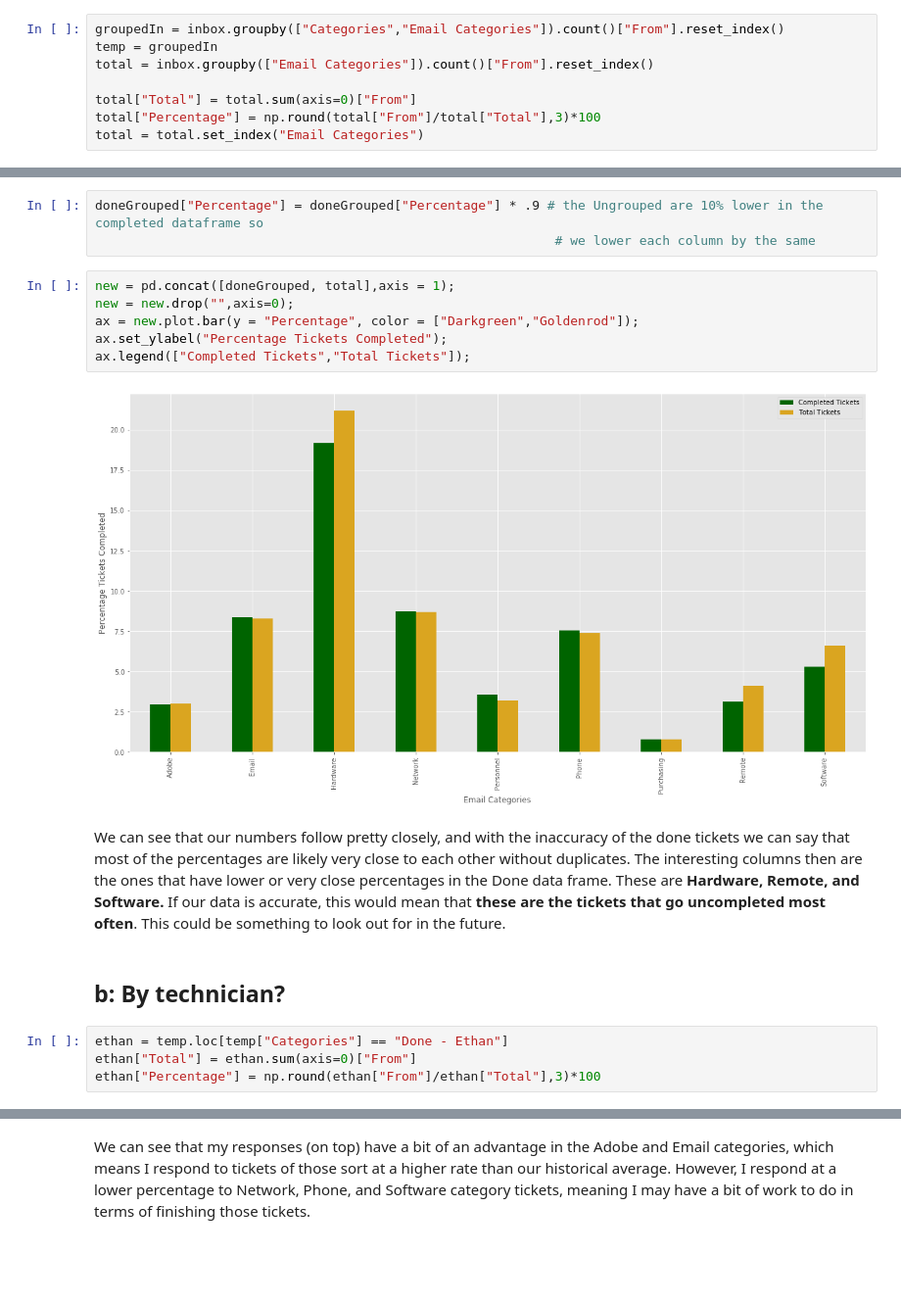
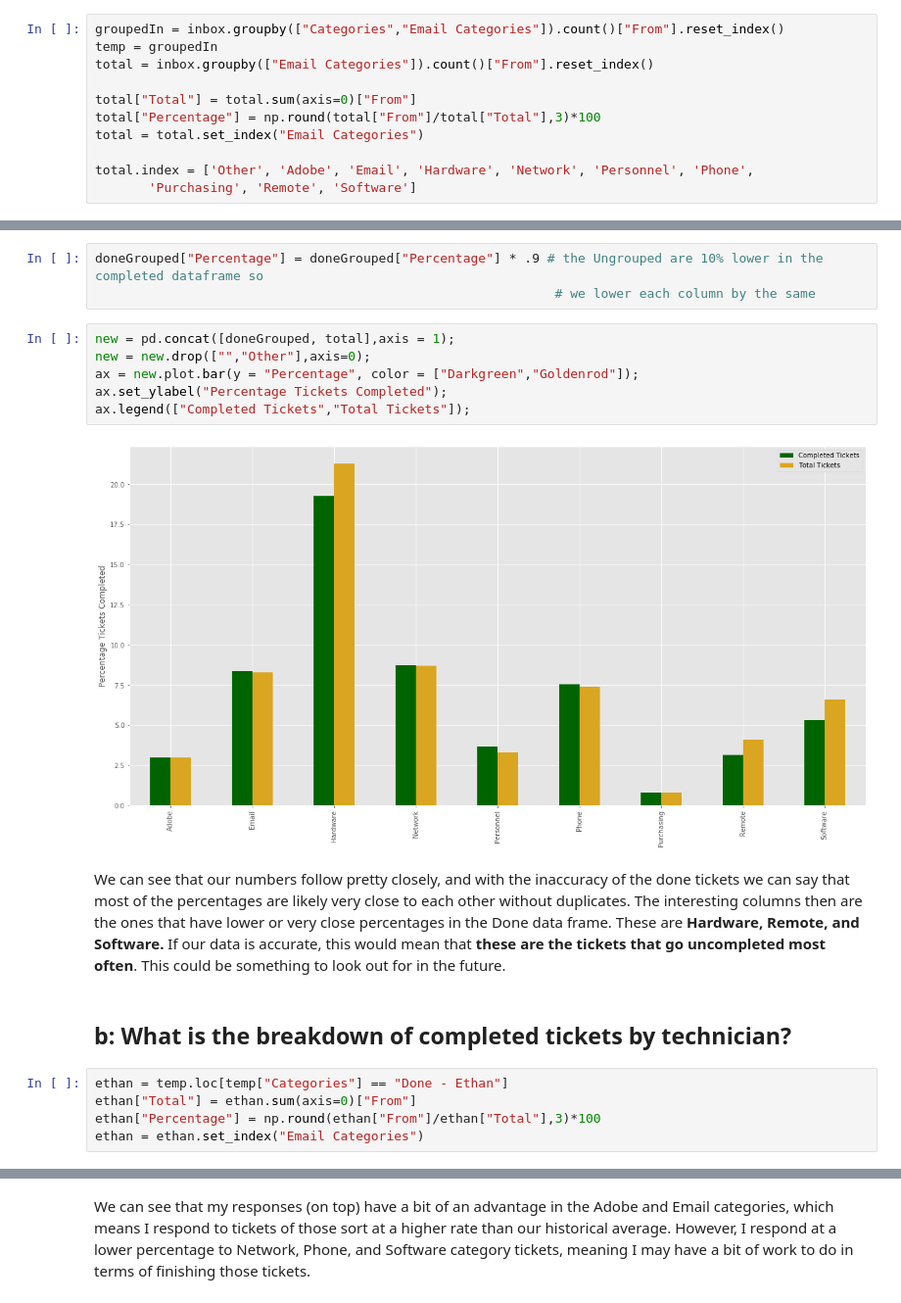
Before and after one commit to ecreagar/CSUAPublic, a Jupyter notebook: ProjectPresentation.ipynb, the cells around one changed output, grey strips where cells are left out. Shown at 98% size. Cells and saved outputs as stored; diff of their text form; blank space fills up the shorter version.

```diff
--- a/ProjectPresentation.ipynb
+++ b/ProjectPresentation.ipynb
@@ -392,6 +476,9 @@ total = inbox.groupby(["Email Categories"]).count()["From"].reset_index()
 total["Total"] = total.sum(axis=0)["From"]
 total["Percentage"] = np.round(total["From"]/total["Total"],3)*100
 total = total.set_index("Email Categories")
+
+total.index = ['Other', 'Adobe', 'Email', 'Hardware', 'Network', 'Personnel', 'Phone',
+       'Purchasing', 'Remote', 'Software']
 # %% [markdown]
 The breakdown of total emails by subject can be seen below.
 # %%
@@ -634,18 +755,19 @@ doneGrouped["Percentage"] = doneGrouped["Percentage"] * .9 # the Ungrouped are 1
                                                             # we lower each column by the same
 # %%
 new = pd.concat([doneGrouped, total],axis = 1);
-new = new.drop("",axis=0);
+new = new.drop(["","Other"],axis=0);
 ax = new.plot.bar(y = "Percentage", color = ["Darkgreen","Goldenrod"]);
 ax.set_ylabel("Percentage Tickets Completed");
 ax.legend(["Completed Tickets","Total Tickets"]);
 # %% [output]
-[figure, old version]
+[figure, new version]
 # %% [markdown]
 We can see that our numbers follow pretty closely, and with the inaccuracy of the done tickets we can say that most of the percentages are likely very close to each other without duplicates. The interesting columns then are the ones that have lower or very close percentages in the Done data frame. These are **Hardware, Remote, and Software.** If our data is accurate, this would mean that **these are the tickets that go uncompleted most often**. This could be something to look out for in the future.
-# %% [markdown]
-## b: By technician?
+# %% [markdown]
+## b: What is the breakdown of completed tickets by technician?
 # %%
 ethan = temp.loc[temp["Categories"] == "Done - Ethan"]
 ethan["Total"] = ethan.sum(axis=0)["From"]
 ethan["Percentage"] = np.round(ethan["From"]/ethan["Total"],3)*100
+ethan = ethan.set_index("Email Categories")
 # %% [markdown]
```
Also changed, not shown: parts of 59 cells of this notebook.
